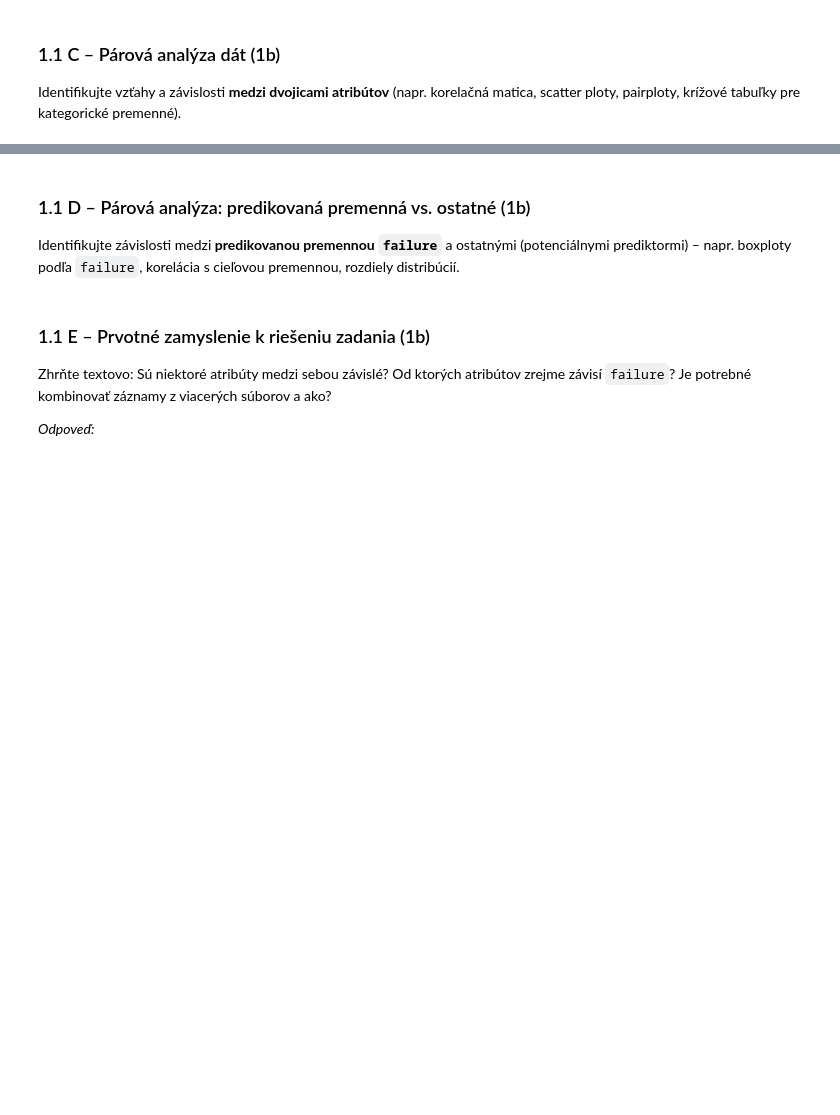
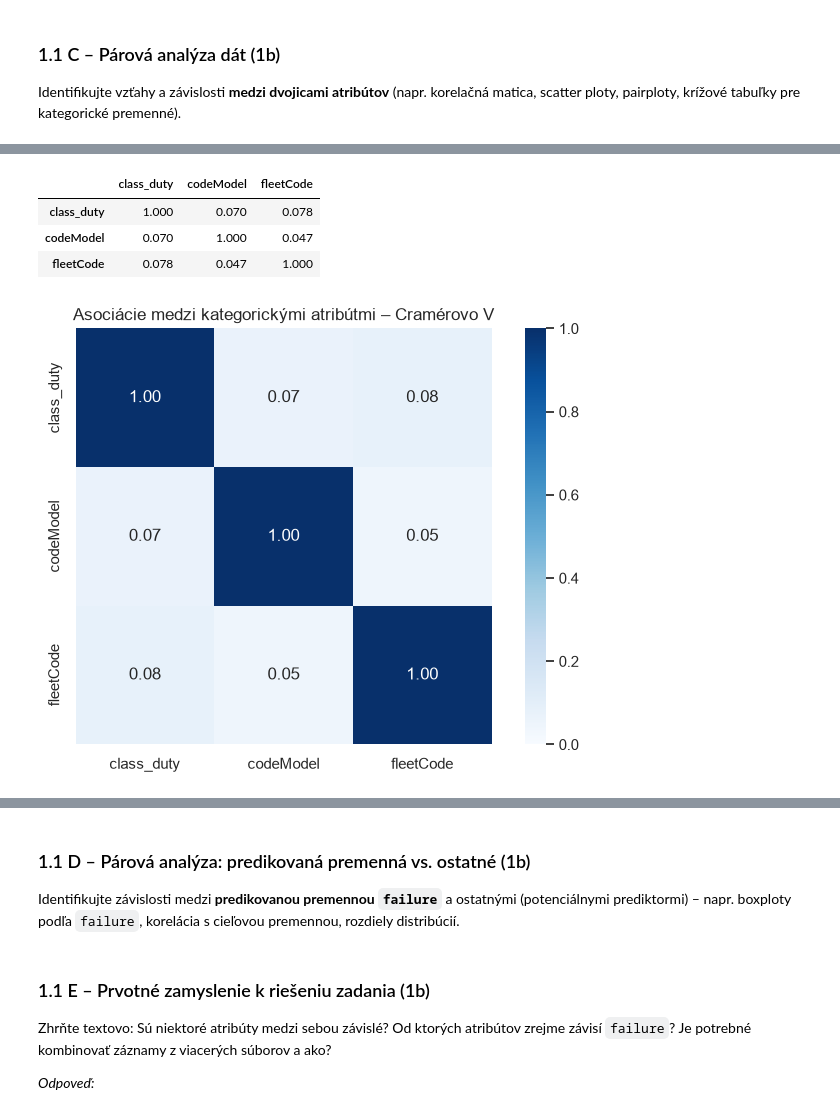
Before and after one commit to samuel-ivan05/IAU_zadanie, a Jupyter notebook: IAU-project.ipynb, the cells around one changed output, grey strips where cells are left out. Drawn from its saved outputs; the diff is of its cells as text; code cells hidden in the pictures; blank space fills up the shorter version.

```diff
--- a/IAU-project.ipynb
+++ b/IAU-project.ipynb
@@ -342,0 +553,68 @@ Identifikujte vzťahy a závislosti **medzi dvojicami atribútov** (napr. korela
+# %%
+# --- Kontingenčné tabuľky a Cramérovo V ---
+
+from scipy.stats import chi2_contingency
+
+cat_cols = ["class_duty", "codeModel", "fleetCode"]
+
+cat_data = units[cat_cols].copy()
+
+# Odstránenie prípadných medzier na začiatku a konci.
+# Významovo podobné kategórie zatiaľ automaticky nespájame.
+for col in cat_cols:
+    cat_data[col] = cat_data[col].astype("string").str.strip()
+
+
+def cramers_v(x, y):
+    """
+    Vypočíta Cramérovo V pre dvojicu kategorických premenných.
+    Chýbajúce hodnoty pandas.crosstab štandardne nezapočítava.
+    """
+    table = pd.crosstab(x, y)
+
+    n = table.to_numpy().sum()
+
+    if n == 0 or min(table.shape) < 2:
+        return np.nan
+
+    chi2 = chi2_contingency(table, correction=False)[0]
+
+    return np.sqrt(
+        chi2 / (n * min(table.shape[0] - 1, table.shape[1] - 1))
+    )
+
+
+cramers_matrix = pd.DataFrame(
+    index=cat_cols,
+    columns=cat_cols,
+    dtype=float
+)
+
+for col1 in cat_cols:
+    for col2 in cat_cols:
+        cramers_matrix.loc[col1, col2] = cramers_v(
+            cat_data[col1],
+            cat_data[col2]
+        )
+
+display(cramers_matrix.round(3))
+
+plt.figure(figsize=(7, 5))
+sns.heatmap(
+    cramers_matrix.astype(float),
+    annot=True,
+    fmt=".2f",
+    cmap="Blues",
+    vmin=0,
+    vmax=1,
+    square=True
+)
+plt.title("Asociácie medzi kategorickými atribútmi – Cramérovo V")
+plt.tight_layout()
+plt.show()
+# %% [output]
+|  | class_duty | codeModel | fleetCode |
+| class_duty | 1.000 | 0.070 | 0.078 |
+| codeModel | 0.070 | 1.000 | 0.047 |
+| fleetCode | 0.078 | 0.047 | 1.000 |
+[figure, added]
```
Also changed, not shown: parts of 11 cells of this notebook.
